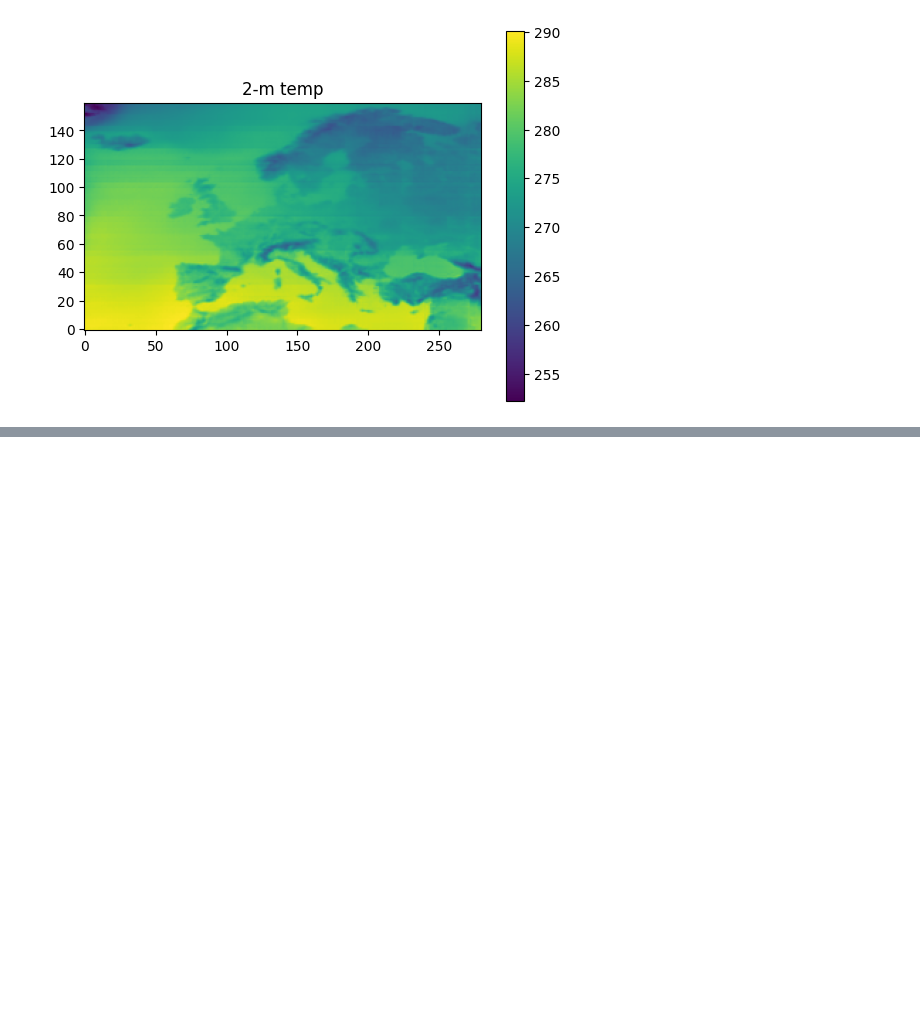
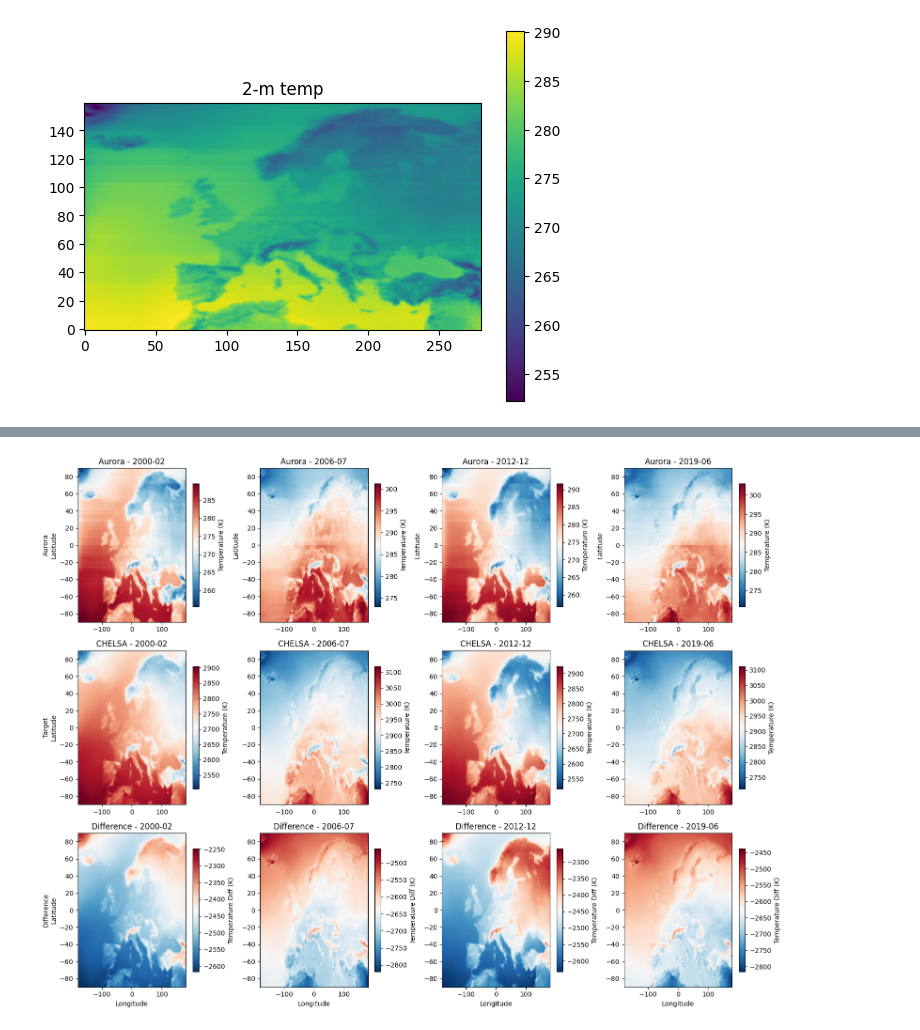
Before and after one commit to BioDT/bfm-finetune, a Jupyter notebook: bfm_finetune/test_aurora_dataload.ipynb, the cells around one changed output, grey strips where cells are left out. Drawn from its saved outputs; the diff is of its cells as text; code cells hidden in the pictures; blank space fills up the shorter version.

Commit message:
chelsa aurora added

```diff
--- a/bfm_finetune/test_aurora_dataload.ipynb
+++ b/bfm_finetune/test_aurora_dataload.ipynb
@@ -247,3 +258,7 @@ forecast valid time: (datetime.datetime(2000, 2, 1, 6, 0), datetime.datetime(200
 Temp shape torch.Size([2, 1, 160, 280])
 Text(0.5, 1.0, '2-m temp')
 [figure]
+# %%
+import xarray as xr
+ds = xr.open_dataset("/gpfs/work1/0/prjs1134/data/projects/biodt/storage/finetune/chelsa/chelsa_bfm_latents_downsampled.nc")
+print(ds)
@@ -249,0 +501,3 @@ Text(0.5, 1.0, '2-m temp')
+# %%
+ds_final = xr.open_dataset("/home/tkhan/bfm-finetune/bfm_finetune/predictions/chelsa_aurora_comparison.nc")
+print(ds_final)
@@ -249,0 +522,61 @@ Text(0.5, 1.0, '2-m temp')
+# %%
+def plot_comparison_maps(ds, num_periods=4, figsize=(16, 12)):
+    """Plot spatial maps comparing target and Aurora predictions for 4 time periods."""
+
+    # Select 4 time periods evenly spaced
+    time_indices = np.linspace(0, len(ds.time)-1, num_periods, dtype=int)
+
+    # Create figure with subplots
+    fig, axes = plt.subplots(3, num_periods, figsize=figsize)
+
+    # Aurora spatial coordinates (assuming 160x280 grid)
+    aurora_lat = np.linspace(90, -90, 160)
+    aurora_lon = np.linspace(-180, 180, 280)
+
+    for i, time_idx in enumerate(time_indices):
+        # Get timestamp
+        timestamp = pd.to_datetime(ds.time.isel(time=time_idx).values)
+
+        # Get Aurora data and reshape to spatial grid
+        aurora_data = ds.aurora_2t.isel(time=time_idx).values.reshape(160, 280)
+
+        # For target data, we need to reshape it to match Aurora's grid
+        # Since target is in pixel format, we'll reshape it to the same grid
+        target_data = ds.chelsa_tas.isel(time=time_idx).values.reshape(160, 280)
+
+        # Calculate difference
+        diff_data = aurora_data - target_data
+
+        # Plot Aurora predictions
+        im1 = axes[0, i].imshow(aurora_data, origin='lower', cmap='RdBu_r',
+                               extent=[-180, 180, -90, 90], aspect='auto')
+        axes[0, i].set_title(f'Aurora - {timestamp.strftime("%Y-%m")}')
+        axes[0, i].set_ylabel('Latitude')
+        if i == 0:
+            axes[0, i].set_ylabel('Aurora\nLatitude')
+        plt.colorbar(im1, ax=axes[0, i], shrink=0.8, label='Temperature (K)')
+
+        # Plot target data
+        im2 = axes[1, i].imshow(target_data, origin='lower', cmap='RdBu_r',
+                               extent=[-180, 180, -90, 90], aspect='auto')
+        axes[1, i].set_title(f'CHELSA - {timestamp.strftime("%Y-%m")}')
+        if i == 0:
+            axes[1, i].set_ylabel('Target\nLatitude')
+        plt.colorbar(im2, ax=axes[1, i], shrink=0.8, label='Temperature (K)')
+
+        # Plot difference
+        im3 = axes[2, i].imshow(diff_data, origin='lower', cmap='RdBu_r',
+                               extent=[-180, 180, -90, 90], aspect='auto')
+        axes[2, i].set_title(f'Difference - {timestamp.strftime("%Y-%m")}')
+        axes[2, i].set_xlabel('Longitude')
+        if i == 0:
+            axes[2, i].set_ylabel('Difference\nLatitude')
+        plt.colorbar(im3, ax=axes[2, i], shrink=0.8, label='Temperature Diff (K)')
+
+    plt.tight_layout()
+    plt.show()
+
+# Create the maps
+plot_comparison_maps(ds_final)
+# %% [output]
+[figure, added]
```
Also changed, not shown: parts of 7 cells of this notebook, 4 other files.
